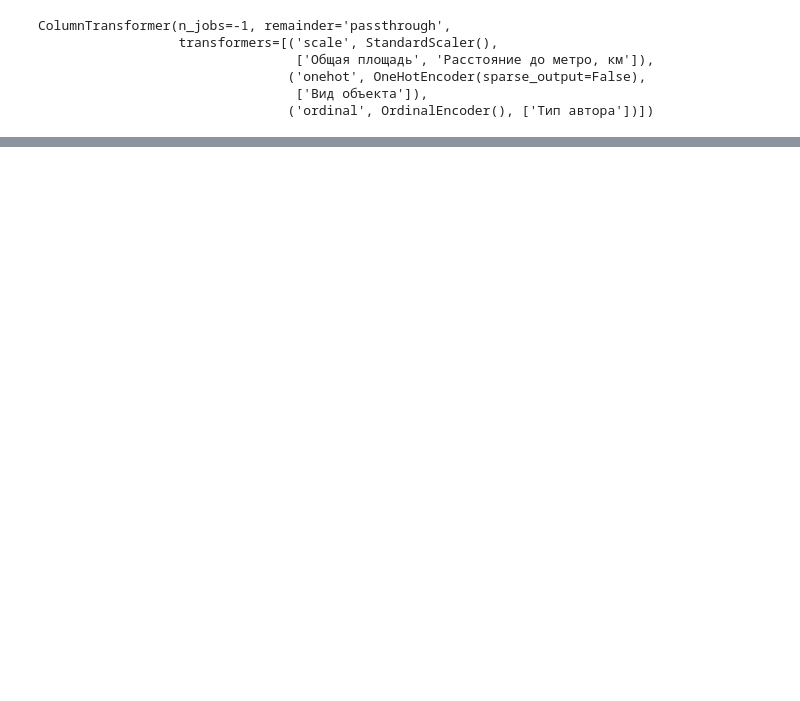
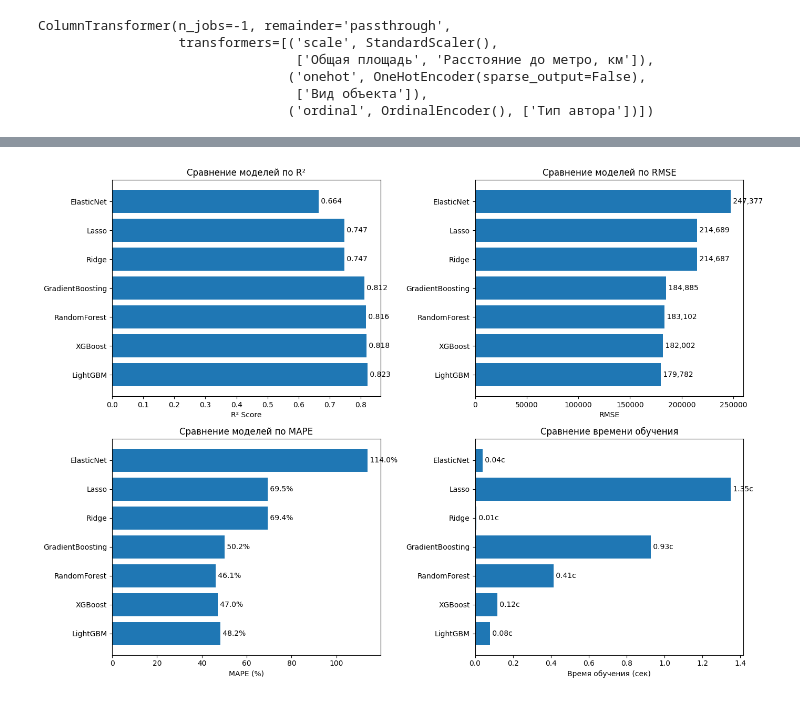
Before and after one commit to mgolovstik/sirius-school-proj, a Jupyter notebook: analytics/nsmalykh/Моделирование.ipynb, the cells around one changed output, grey strips where cells are left out. Saved outputs shown, nothing was run; the diff lists cells and outputs as text; code cells hidden in the pictures; blank space fills up the shorter version.

```diff
--- a/analytics/nsmalykh/Моделирование.ipynb
+++ b/analytics/nsmalykh/Моделирование.ipynb
@@ -4,7 +4,7 @@ import numpy as np
 import sklearn
 
 
-df = pd.read_csv("../data/data_transformed_main.csv").set_index(["ID на сайте", "Источник"])
+df = pd.read_csv("C:/Users/malyk/sirius-school-proj/data/data_transformed_main.csv").set_index(["ID на сайте", "Источник"])
 df["Вид объекта"] = df["Вид объекта"].replace({
     'Офис/Здание': 'Офис / Здание',
     'Торговое / Свободное назначение': 'Торговое / Свободного назначения',
@@ -396,0 +759,35 @@ plt.show()
+# %%
+import matplotlib.pyplot as plt
+import seaborn as sns
+
+fig, axes = plt.subplots(2, 2, figsize=(14, 10))
+
+axes[0, 0].barh(results_df.index, results_df['R2'])
+axes[0, 0].set_xlabel('R² Score')
+axes[0, 0].set_title('Сравнение моделей по R²')
+axes[0, 0].axvline(x=0, color='gray', linestyle='--', alpha=0.5)
+for i, v in enumerate(results_df['R2']):
+    axes[0, 0].text(v, i, f' {v:.3f}', va='center')
+
+axes[0, 1].barh(results_df.index, results_df['RMSE'])
+axes[0, 1].set_xlabel('RMSE')
+axes[0, 1].set_title('Сравнение моделей по RMSE')
+for i, v in enumerate(results_df['RMSE']):
+    axes[0, 1].text(v, i, f' {v:,.0f}', va='center')
+
+axes[1, 0].barh(results_df.index, results_df['MAPE'])
+axes[1, 0].set_xlabel('MAPE (%)')
+axes[1, 0].set_title('Сравнение моделей по MAPE')
+for i, v in enumerate(results_df['MAPE']):
+    axes[1, 0].text(v, i, f' {v:.1f}%', va='center')
+
+axes[1, 1].barh(results_df.index, results_df['Время обучения (сек)'])
+axes[1, 1].set_xlabel('Время обучения (сек)')
+axes[1, 1].set_title('Сравнение времени обучения')
+for i, v in enumerate(results_df['Время обучения (сек)']):
+    axes[1, 1].text(v, i, f' {v:.2f}с', va='center')
+
+plt.tight_layout()
+plt.show()
+# %% [output]
+[figure, added]
```
Also changed, not shown: parts of 20 cells of this notebook, 1 other file.
